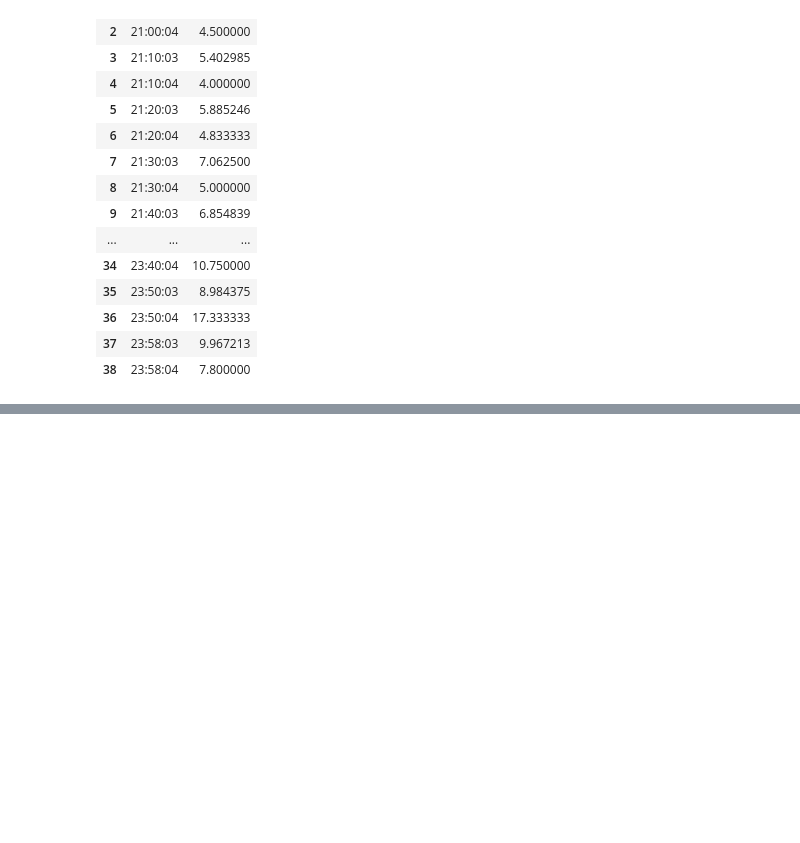
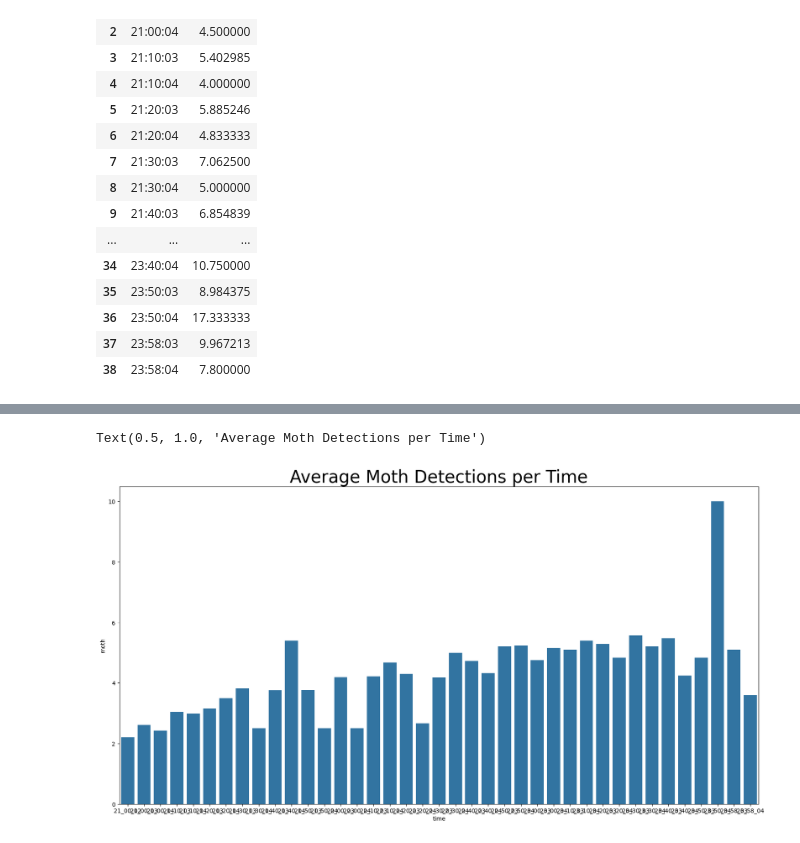
Before and after one commit to SanjanaYasna/mothitor_code, a Jupyter notebook: efficientnet_data/results/notebooks/parse_detections.ipynb, the cells around one changed output, grey strips where cells are left out. Saved outputs shown, nothing was run; the diff lists cells and outputs as text; code cells hidden in the pictures; blank space fills up the shorter version.

```diff
--- a/efficientnet_data/results/notebooks/parse_detections.ipynb
+++ b/efficientnet_data/results/notebooks/parse_detections.ipynb
@@ -117,0 +294,3 @@ plt.yticks(size=15)
+# %%
+#drop index
+insect_counts = insect_counts.reset_index()
@@ -117,0 +313,3 @@ plt.yticks(size=15)
+# %%
+df_moth = insect_counts[insect_counts['label'] == 'moth']
+df_non_moth = insect_counts[insect_counts['label'] == 'not_moth']
@@ -117,0 +428,8 @@ plt.yticks(size=15)
+# %%
+#plot just moth counts by time from df_moth
+plt.figure(figsize=(20,10))
+sns.barplot(x='time', y='moth', data=df_moth)
+plt.title('Average Moth Detections per Time', size=30)
+# %% [output]
+Text(0.5, 1.0, 'Average Moth Detections per Time')
+[figure, added]
```
Also changed, not shown: parts of 29 cells of this notebook, 26 other files.
